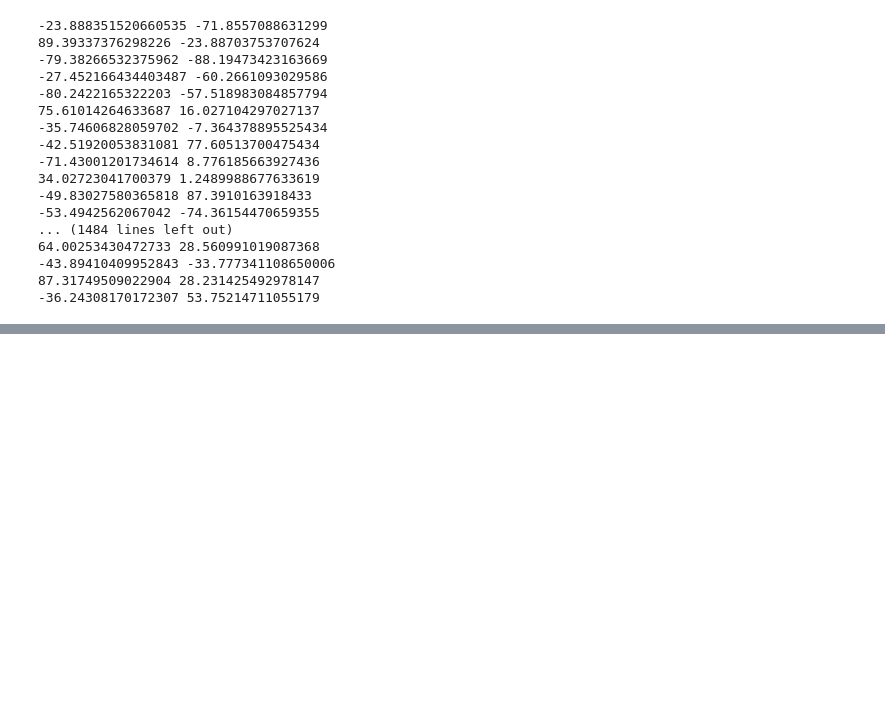
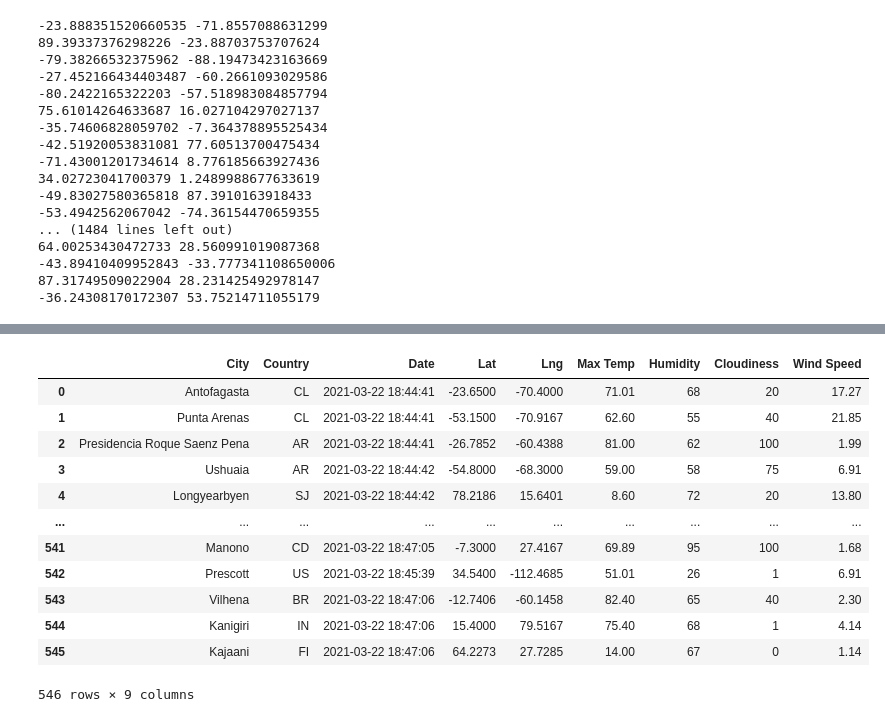
Before and after one commit to Iferaca615/world_weather_analysis, a Jupyter notebook: weatherPy.ipynb, the cells around one changed output, grey strips where cells are left out. Drawn from its saved outputs; the diff is of its cells as text; code cells hidden in the pictures; blank space fills up the shorter version.

```diff
--- a/weatherPy.ipynb
+++ b/weatherPy.ipynb
@@ -42,10 +42,11 @@ from citipy import citipy
 cities =[]
 # identify the nearest city for each lat n lng combo
 for coordinate in coordinates:
-    city = citipy.nearest_city(coordinate[0], coordinte[1]).city_name
+    city = citipy.nearest_city(coordinate[0], coordinate[1]).city_name
 
     # if the city is unique then add it to the cities list
-    if city is not in cities:
+    if city not in cities:
         cities.append(city)
 
-# print the city count to confirm the suf
+# print the city count to confirm the sufficient count
+len(cities)
@@ -51,0 +59,3 @@ for coordinate in coordinates:
+# %%
+url = "http://api.openweathermap.org/data/2.5/weather?units=Imperial&APPID=" + weather_api_key
+print(url)
@@ -51,0 +143,4 @@ for coordinate in coordinates:
+# %%
+# convert the array of dictionaries to a pandas dataframe
+city_data_df = pd.DataFrame(city_data)
+city_data_df.head(10)
@@ -51,0 +159,18 @@ for coordinate in coordinates:
+# %%
+new_column_order = ["City", "Country", "Date", "Lat", "Lng", "Max Temp", "Humidity", "Cloudiness", "Wind Speed"]
+city_data_df = city_data_df[new_column_order]
+city_data_df
+# %% [output]
+|  | City | Country | Date | Lat | Lng | Max Temp | Humidity | Cloudiness | Wind Speed |
+| 0 | Antofagasta | CL | 2021-03-22 18:44:41 | -23.6500 | -70.4000 | 71.01 | 68 | 20 | 17.27 |
+| 1 | Punta Arenas | CL | 2021-03-22 18:44:41 | -53.1500 | -70.9167 | 62.60 | 55 | 40 | 21.85 |
+| 2 | Presidencia Roque Saenz Pena | AR | 2021-03-22 18:44:41 | -26.7852 | -60.4388 | 81.00 | 62 | 100 | 1.99 |
+| 3 | Ushuaia | AR | 2021-03-22 18:44:42 | -54.8000 | -68.3000 | 59.00 | 58 | 75 | 6.91 |
+| 4 | Longyearbyen | SJ | 2021-03-22 18:44:42 | 78.2186 | 15.6401 | 8.60 | 72 | 20 | 13.80 |
+| ... | ... | ... | ... | ... | ... | ... | ... | ... | ... |
+| 541 | Manono | CD | 2021-03-22 18:47:05 | -7.3000 | 27.4167 | 69.89 | 95 | 100 | 1.68 |
+| 542 | Prescott | US | 2021-03-22 18:45:39 | 34.5400 | -112.4685 | 51.01 | 26 | 1 | 6.91 |
+| 543 | Vilhena | BR | 2021-03-22 18:47:06 | -12.7406 | -60.1458 | 82.40 | 65 | 40 | 2.30 |
+| 544 | Kanigiri | IN | 2021-03-22 18:47:06 | 15.4000 | 79.5167 | 75.40 | 68 | 1 | 4.14 |
+| 545 | Kajaani | FI | 2021-03-22 18:47:06 | 64.2273 | 27.7285 | 14.00 | 67 | 0 | 1.14 |
+546 rows × 9 columns
```
Also changed, not shown: parts of 7 cells of this notebook, 4 other files.
